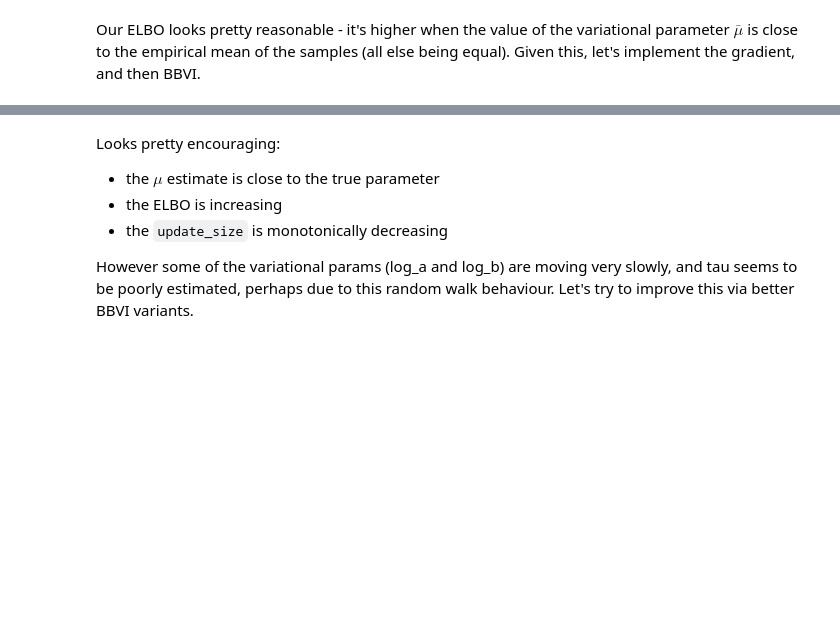
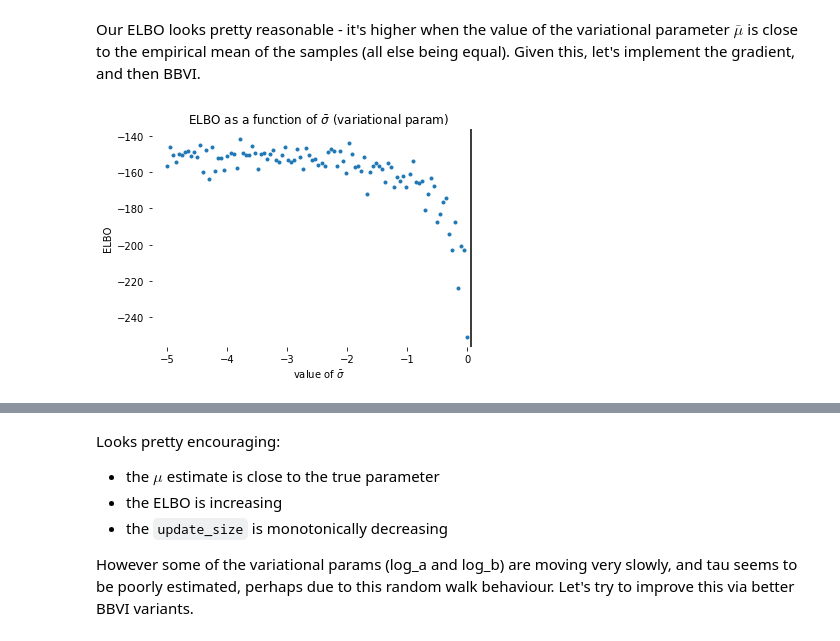
Before and after one commit to patrickmineault/deep-generative-models, a Jupyter notebook: w2-implementation.ipynb, the cells around one changed output, grey strips where cells are left out. Drawn from its saved outputs; the diff is of its cells as text; code cells hidden in the pictures; blank space fills up the shorter version.

```diff
--- a/w2-implementation.ipynb
+++ b/w2-implementation.ipynb
@@ -111,5 +111,21 @@ plt.box(False)
 # %% [markdown]
 Our ELBO looks pretty reasonable - it's higher when the value of the variational parameter $\bar \mu$ is close to the empirical mean of the samples (all else being equal). Given this, let's implement the gradient, and then BBVI.
+# %%
+mus = np.linspace(-5, 0, 100)
+elbos = []
+for mu in mus:
+    elbos.append(elbo(x, (0, mu, 1, 1), 100))
+
+plt.plot(mus, np.array(elbos), '.')
+ylim = plt.ylim()
+plt.plot([x.mean(), x.mean()], ylim, 'k-')
+plt.ylim(ylim)
+plt.xlabel('value of $\\bar \\sigma$')
+plt.ylabel('ELBO')
+plt.title('ELBO as a function of $\\bar \\sigma$ (variational param)')
+plt.box(False)
+# %% [output]
+[figure, added]
 # %%
 def eval_gradlogQ(z, vparams):
     mu, tau = z
```
Also changed, not shown: parts of 5 cells of this notebook.
